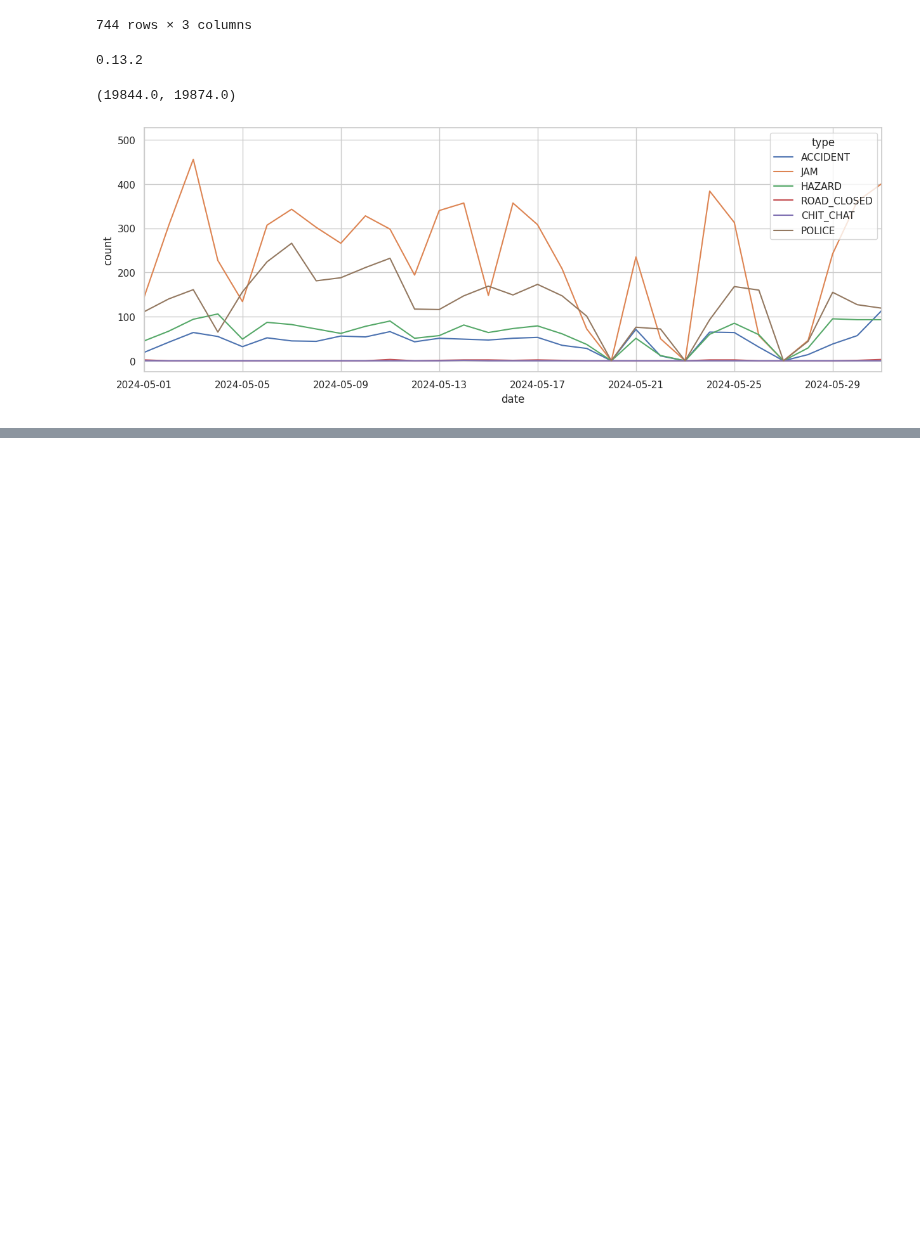
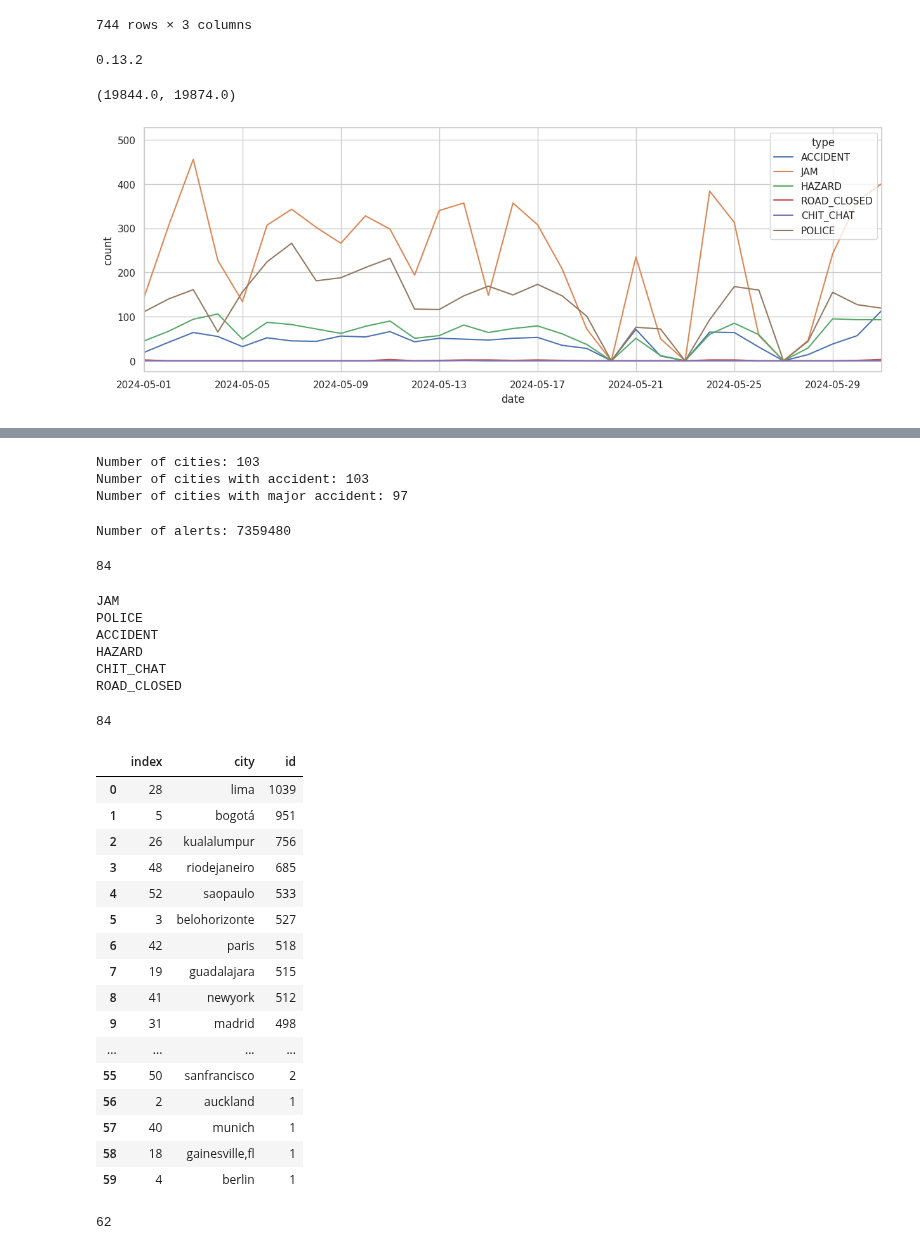
Before and after one commit to brookefzy/uvi-time-machine, a Jupyter notebook: _script/c-road-injury/02_summarize_waze.ipynb, the cells around one changed output, grey strips where cells are left out. Saved outputs shown, nothing was run; the diff lists cells and outputs as text; code cells hidden in the pictures; blank space fills up the shorter version.

Commit message:
update waze

```diff
--- a/_script/c-road-injury/02_summarize_waze.ipynb
+++ b/_script/c-road-injury/02_summarize_waze.ipynb
@@ -169,0 +216,25 @@ alertgdf.head()
+# %%
+ncity = df['city'].nunique()
+print("Number of cities: {ncity}".format(ncity = ncity))
+df['date'] = pd.to_datetime(df['date'])
+df['month'] = df['date'].dt.month
+with_accident = df[df['type']=='ACCIDENT']
+ncity_with_accident = with_accident['city'].nunique()
+print("Number of cities with accident: {ncity_with_accident}".format(ncity_with_accident = ncity_with_accident))
+with_accident_major = with_accident[with_accident['subtype']=='ACCIDENT_MAJOR']
+ncity_with_accident_major = with_accident_major['city'].nunique()
+print("Number of cities with major accident: {ncity_with_accident_major}".format(ncity_with_accident_major = ncity_with_accident_major))
+# %% [output]
+Number of cities: 103
+Number of cities with accident: 103
+Number of cities with major accident: 97
+# %%
+df_sel = df[(df['date']>= '2024-04-24')].reset_index(drop = True).drop_duplicates(subset = ['uuid'])
+df_sel.shape
+print("Number of alerts: {nalerts}".format(nalerts = df_sel.shape[0]))
+# %% [output]
+Number of alerts: 7359480
+# %%
+df_sel[df_sel['confidence']>=2]['city'].nunique()
+# %% [output]
+84
@@ -169,0 +245,15 @@ alertgdf.head()
+# %%
+# df_sel['type'].unique()
+for t in df_sel['type'].unique():
+    print(t)
+    temp = df_sel[(df_sel['type']==t)&(df_sel['confidence']>1)].reset_index(drop = True)
+    temp.to_csv(os.path.join(EXPORTFOLDER, "c_waze_{t}_alerts.csv".format(t = t.lower())), index = False)
+    temph3 = temp.groupby(['city','h3_9'])['id'].nunique().reset_index(name = 'count')
+    temph3.to_csv(os.path.join(EXPORTFOLDER, "c_waze_{t}_alerts_h3_9.csv".format(t = t.lower())), index = False)
+# %% [output]
+JAM
+POLICE
+ACCIDENT
+HAZARD
+CHIT_CHAT
+ROAD_CLOSED
@@ -169,0 +266,27 @@ alertgdf.head()
+# %%
+df_sel = pd.read_csv(os.path.join(EXPORTFOLDER, "c_waze_all_alerts_h3_9.csv"))
+df_sel['city'].nunique()
+# %% [output]
+84
+# %%
+accident_summary = df_sel[(df_sel['type']=='ACCIDENT')]\
+    .groupby(['city'])['id'].nunique().reset_index().sort_values('id', ascending = False).reset_index()
+accident_summary.head(60)
+# %% [output]
+|  | index | city | id |
+| 0 | 28 | lima | 1039 |
+| 1 | 5 | bogotá | 951 |
+| 2 | 26 | kualalumpur | 756 |
+| 3 | 48 | riodejaneiro | 685 |
+| 4 | 52 | saopaulo | 533 |
+| 5 | 3 | belohorizonte | 527 |
+| 6 | 42 | paris | 518 |
+| 7 | 19 | guadalajara | 515 |
+| 8 | 41 | newyork | 512 |
+| 9 | 31 | madrid | 498 |
+| ... | ... | ... | ... |
+| 55 | 50 | sanfrancisco | 2 |
+| 56 | 2 | auckland | 1 |
+| 57 | 40 | munich | 1 |
+| 58 | 18 | gainesville,fl | 1 |
+| 59 | 4 | berlin | 1 |
@@ -169,0 +295,5 @@ alertgdf.head()
+# %%
+accident_summary = pd.read_csv(os.path.join(EXPORTFOLDER, "c_accident_all_city.csv"))
+accident_summary['city'].nunique()
+# %% [output]
+62
```
Also changed, not shown: parts of 16 cells of this notebook, 2 other files.
